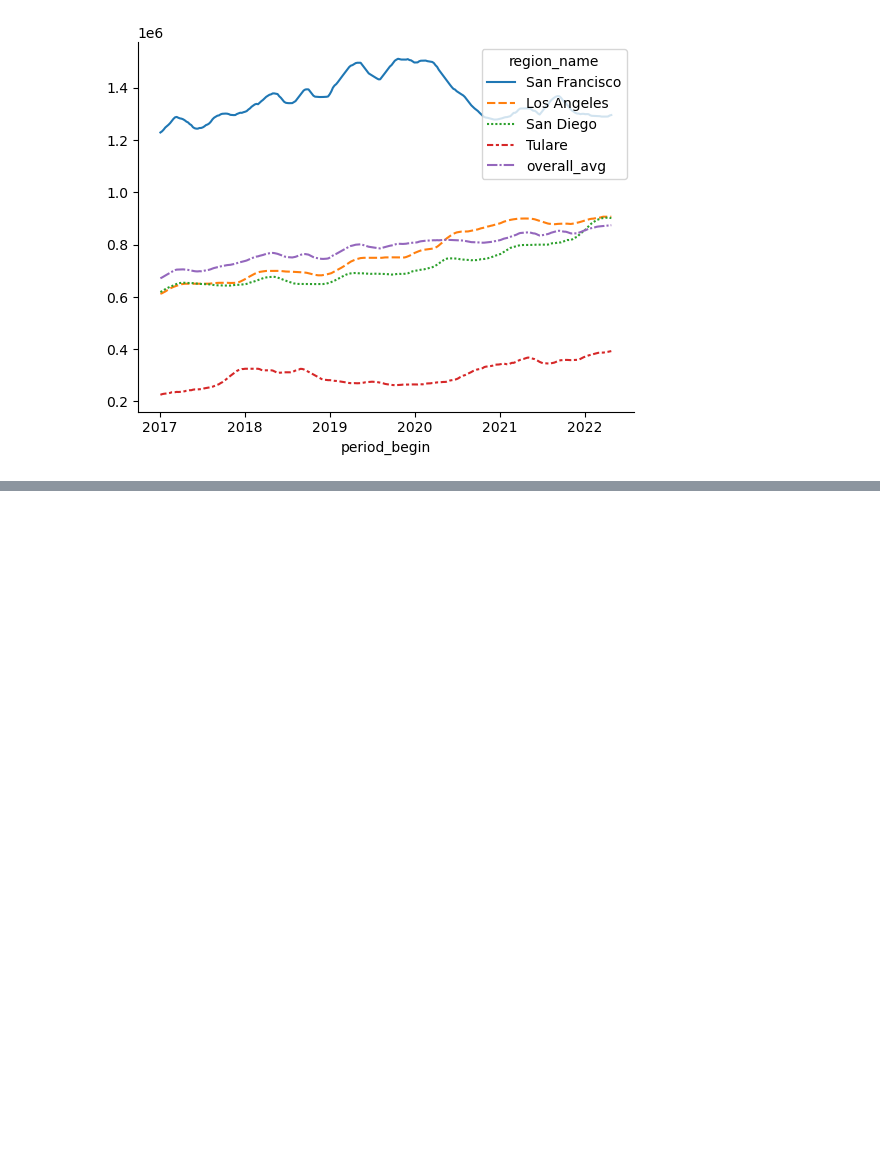
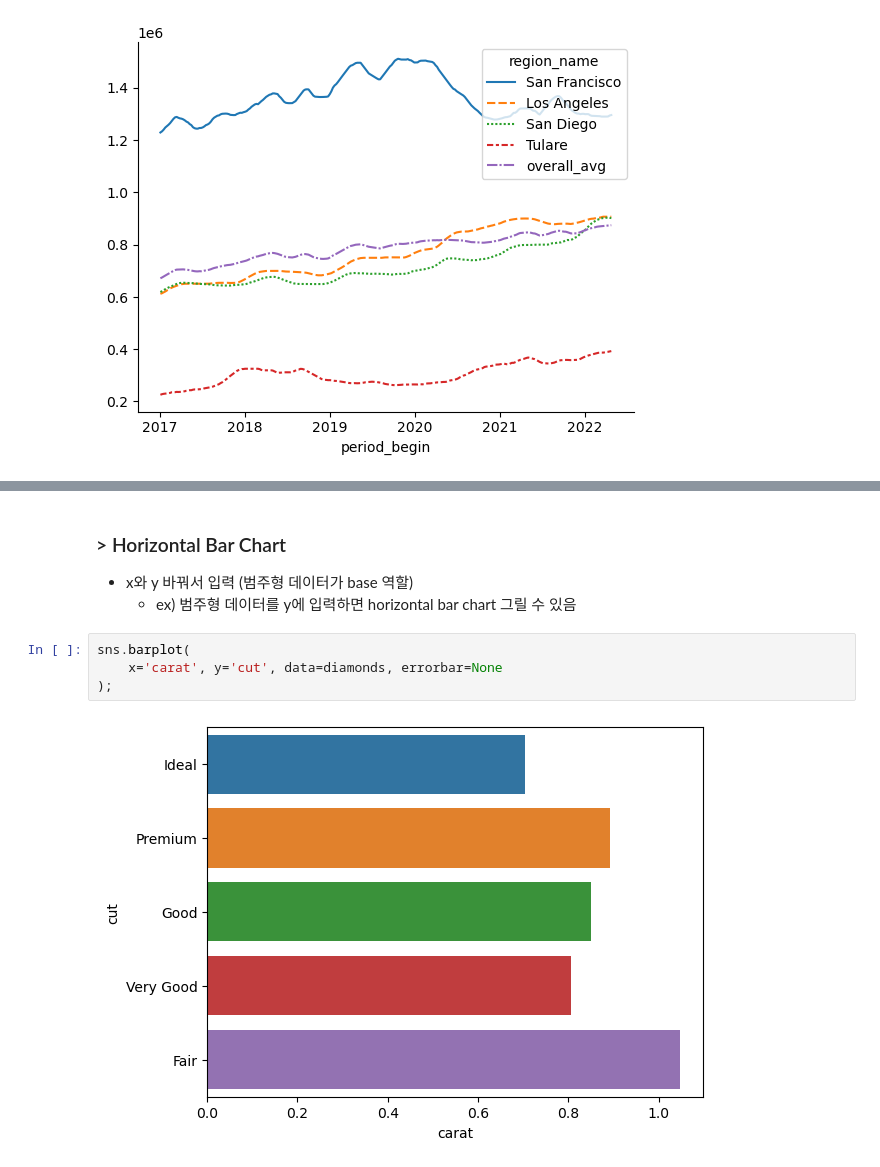
Before and after one commit to scarypillowz/data_visualization, a Jupyter notebook: Seaborn.ipynb, the cells around one changed output, grey strips where cells are left out. Drawn from its saved outputs; the diff is of its cells as text; blank space fills up the shorter version.

```diff
--- a/Seaborn.ipynb
+++ b/Seaborn.ipynb
@@ -118,0 +141,10 @@ sns.despine()
+# %% [markdown]
+### > Horizontal Bar Chart
+- x와 y 바꿔서 입력 (범주형 데이터가 base 역할)
+    - ex) 범주형 데이터를 y에 입력하면 horizontal bar chart 그릴 수 있음
+# %%
+sns.barplot(
+    x='carat', y='cut', data=diamonds, errorbar=None
+);
+# %% [output]
+[figure, added]
```
Also changed, not shown: parts of 16 cells of this notebook, 1 other file.
